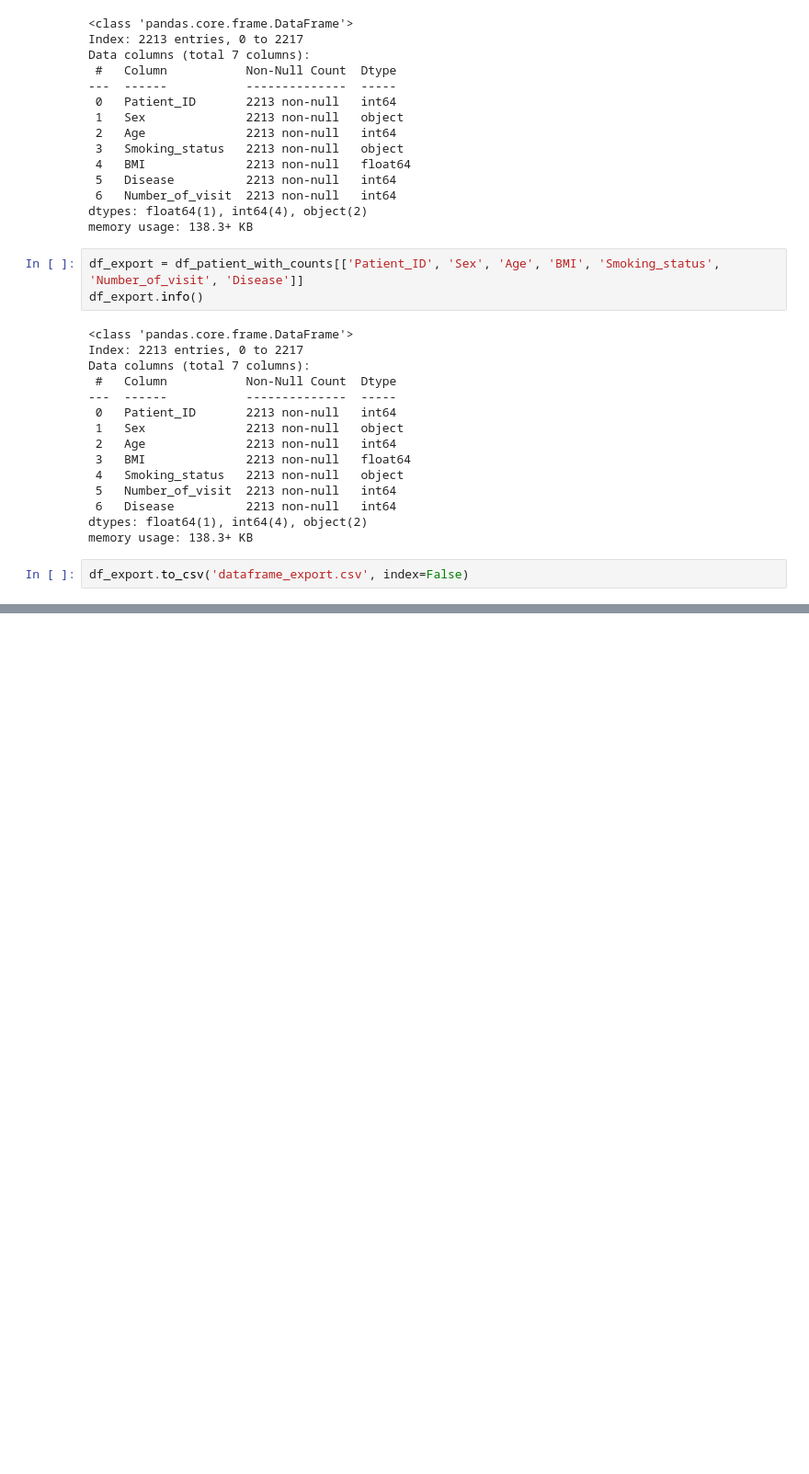
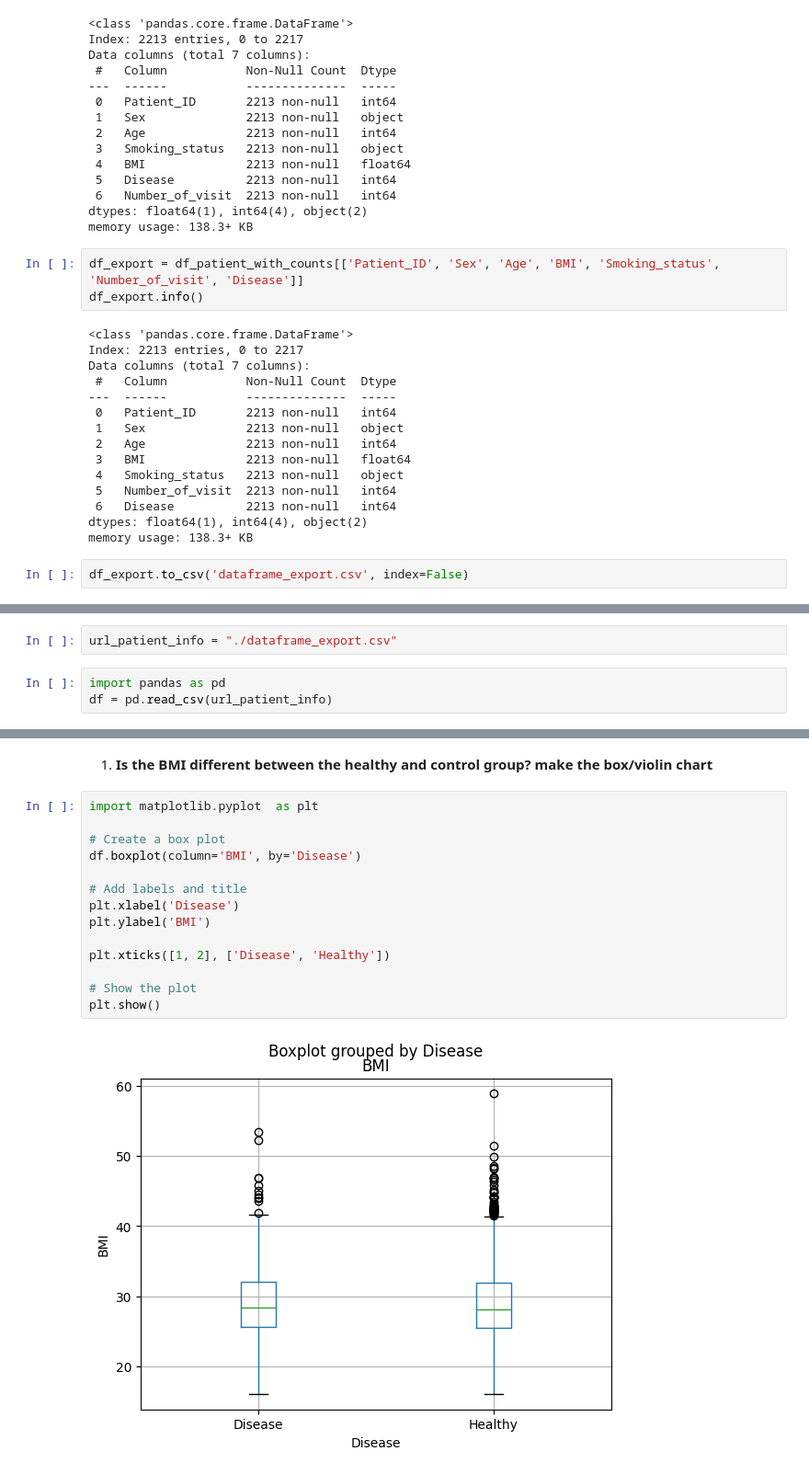
Before and after one commit to julian-lh/THL-Abgaben, a Jupyter notebook: Data-Science/7_Data_Clean/7_Data_Clean.ipynb, the cells around one changed output, grey strips where cells are left out. Shown at 92% size. Saved outputs shown, nothing was run; the diff lists cells and outputs as text; blank space fills up the shorter version.

```diff
--- a/Data-Science/7_Data_Clean/7_Data_Clean.ipynb
+++ b/Data-Science/7_Data_Clean/7_Data_Clean.ipynb
@@ -351,0 +354,5 @@ df_export.to_csv('dataframe_export.csv', index=False)
+# %%
+url_patient_info = "./dataframe_export.csv"
+# %%
+import pandas as pd
+df = pd.read_csv(url_patient_info)
@@ -351,0 +375,18 @@ df_export.to_csv('dataframe_export.csv', index=False)
+# %% [markdown]
+1. **Is the BMI different between the healthy and control group? make the box/violin chart**
+# %%
+import matplotlib.pyplot  as plt
+
+# Create a box plot
+df.boxplot(column='BMI', by='Disease')
+
+# Add labels and title
+plt.xlabel('Disease')
+plt.ylabel('BMI')
+
+plt.xticks([1, 2], ['Disease', 'Healthy'])
+
+# Show the plot
+plt.show()
+# %% [output]
+[figure, added]
```
Also changed, not shown: parts of 12 cells of this notebook.
